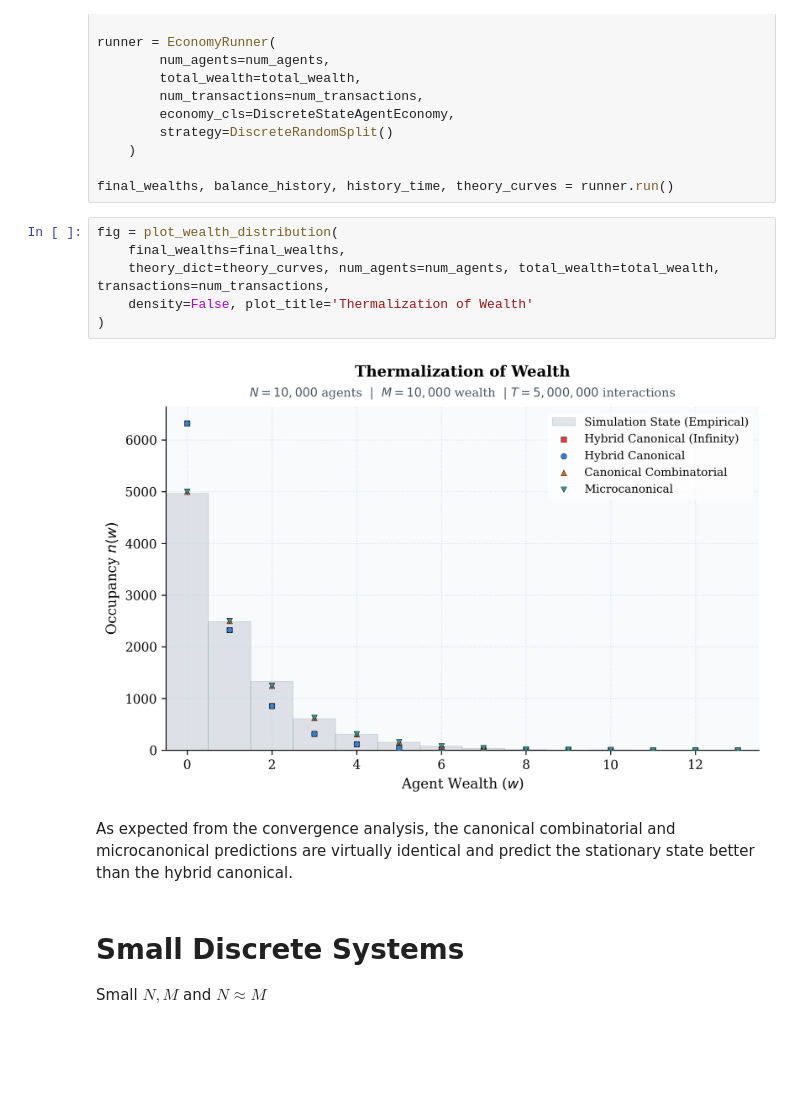
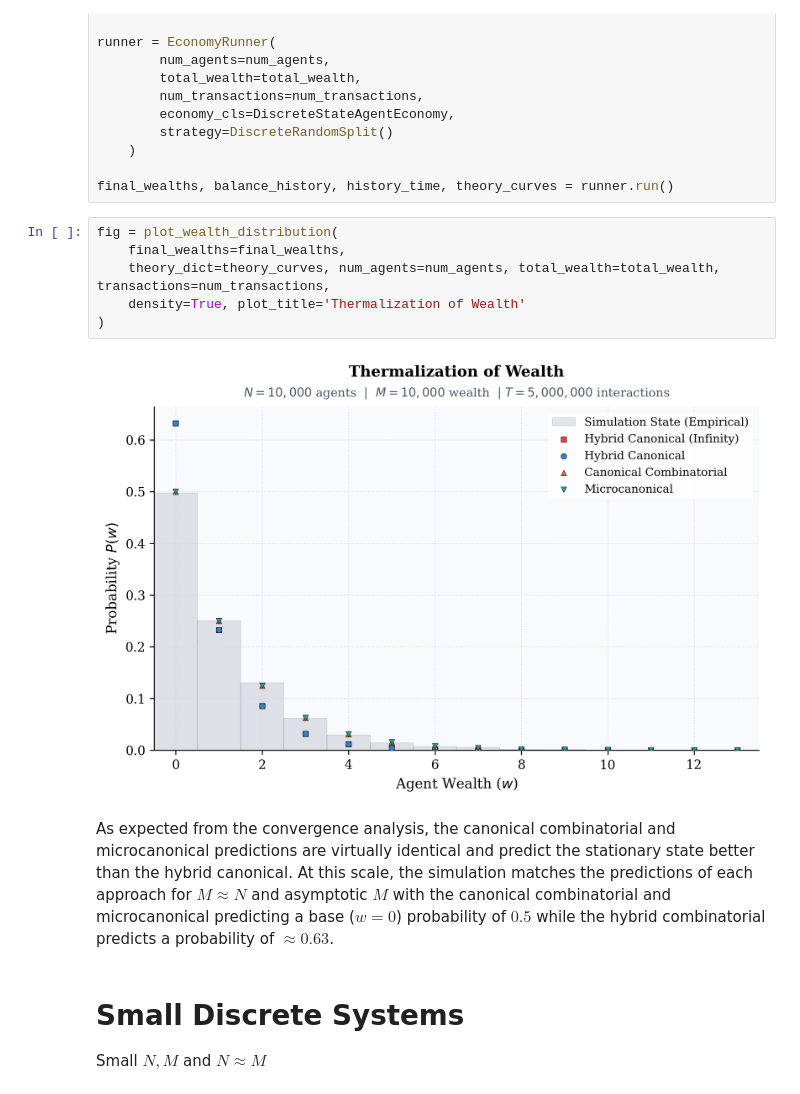
Before and after one commit to apsket/wealth-distribution-econophysics, a Jupyter notebook: notebooks/01_micro_economy_quantized.ipynb, the cells around one changed output. Drawn from its saved outputs; the diff is of its cells as text; blank space fills up the shorter version.

```diff
--- a/notebooks/01_micro_economy_quantized.ipynb
+++ b/notebooks/01_micro_economy_quantized.ipynb
@@ -124,13 +114,13 @@ final_wealths, balance_history, history_time, theory_curves = runner.run()
 # %%
 fig = plot_wealth_distribution(
     final_wealths=final_wealths,
     theory_dict=theory_curves, num_agents=num_agents, total_wealth=total_wealth, transactions=num_transactions,
-    density=False, plot_title='Thermalization of Wealth'
+    density=True, plot_title='Thermalization of Wealth'
 )
 # %% [output]
-[figure, old version]
+[figure, new version]
 # %% [markdown]
-As expected from the convergence analysis, the canonical combinatorial and microcanonical predictions are virtually identical and predict the stationary state better than the hybrid canonical.
+As expected from the convergence analysis, the canonical combinatorial and microcanonical predictions are virtually identical and predict the stationary state better than the hybrid canonical. At this scale, the simulation matches the predictions of each approach for $M \approx N$ and asymptotic $M$ with the canonical combinatorial and microcanonical predicting a base ($w=0$) probability of $0.5$ while the hybrid combinatorial predicts a probability of $\approx 0.63$.
 # %% [markdown]
 # Small Discrete Systems
 
```
Also changed, not shown: parts of 19 cells of this notebook, 7 other files.
